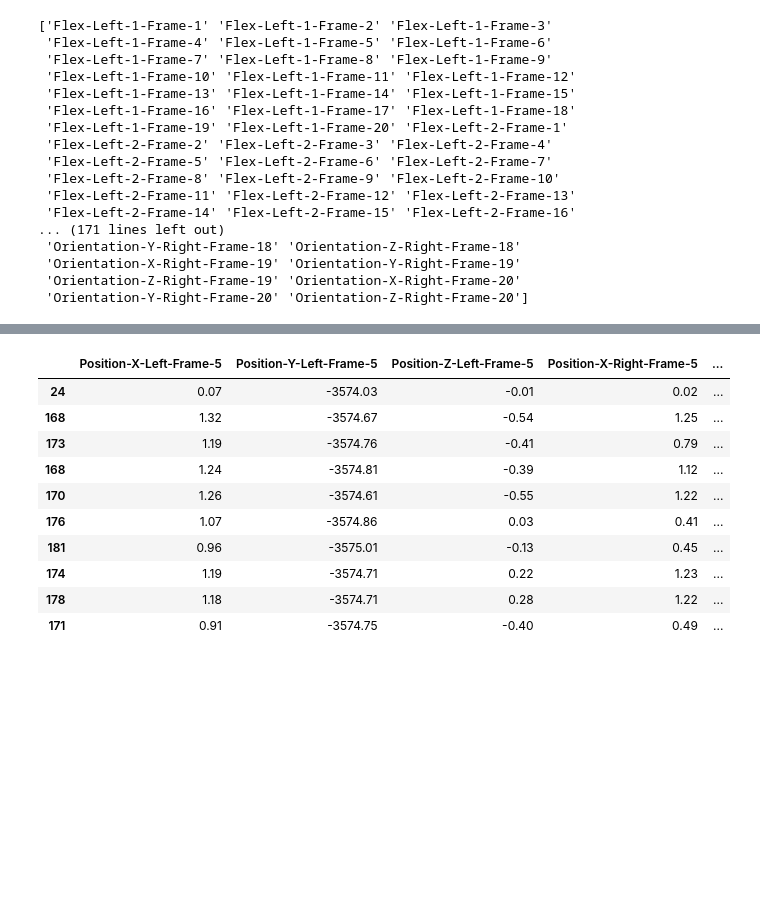
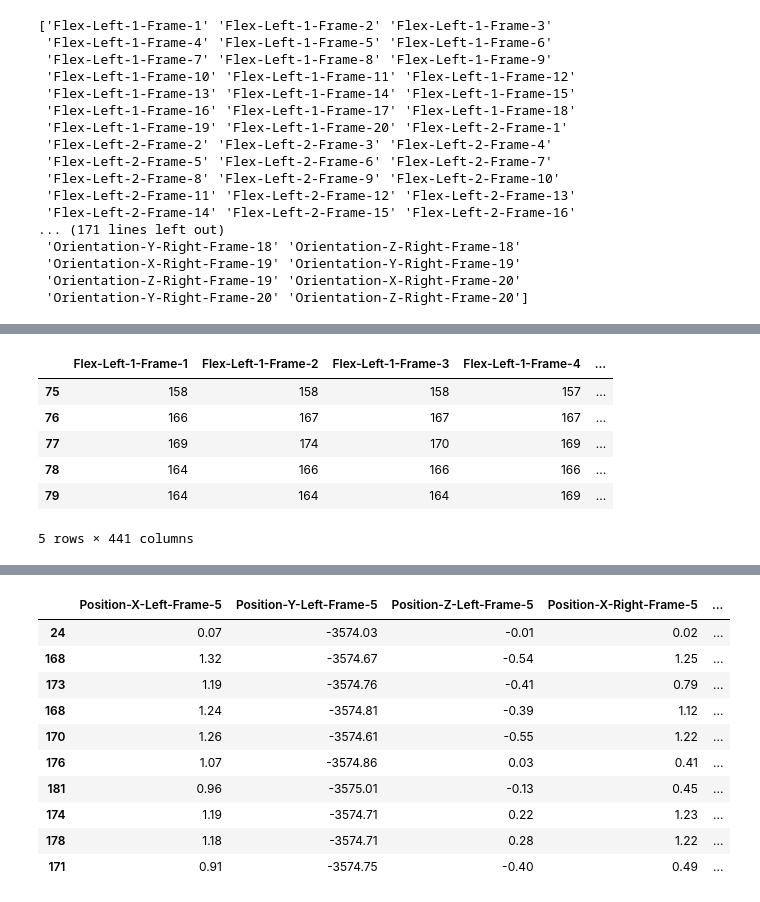
Before and after one commit to MouadFiali/magic-gloves, a Jupyter notebook: sensor_data_eda.ipynb, the cells around one changed output, grey strips where cells are left out. Saved outputs shown, nothing was run; the diff lists cells and outputs as text; code cells hidden in the pictures; blank space fills up the shorter version.

```diff
--- a/sensor_data_eda.ipynb
+++ b/sensor_data_eda.ipynb
@@ -42,3 +42,13 @@ df.head()
+# %%
+df.tail()
+# %% [output]
+|  | Flex-Left-1-Frame-1 | Flex-Left-1-Frame-2 | Flex-Left-1-Frame-3 | Flex-Left-1-Frame-4 | ... |
+| 75 | 158 | 158 | 158 | 157 | ... |
+| 76 | 166 | 167 | 167 | 167 | ... |
+| 77 | 169 | 174 | 170 | 169 | ... |
+| 78 | 164 | 166 | 166 | 166 | ... |
+| 79 | 164 | 164 | 164 | 169 | ... |
+5 rows × 441 columns
 # %%
 # print position columns (x, y, z)
 df[['Position-X-Left-Frame-1','Position-Y-Left-Frame-1','Position-Z-Left-Frame-1', 'Position-X-Right-Frame-1','Position-Y-Right-Frame-1','Position-Z-Right-Frame-1']].head(10)
```
Also changed, not shown: parts of 5 cells of this notebook, 6 other files.
